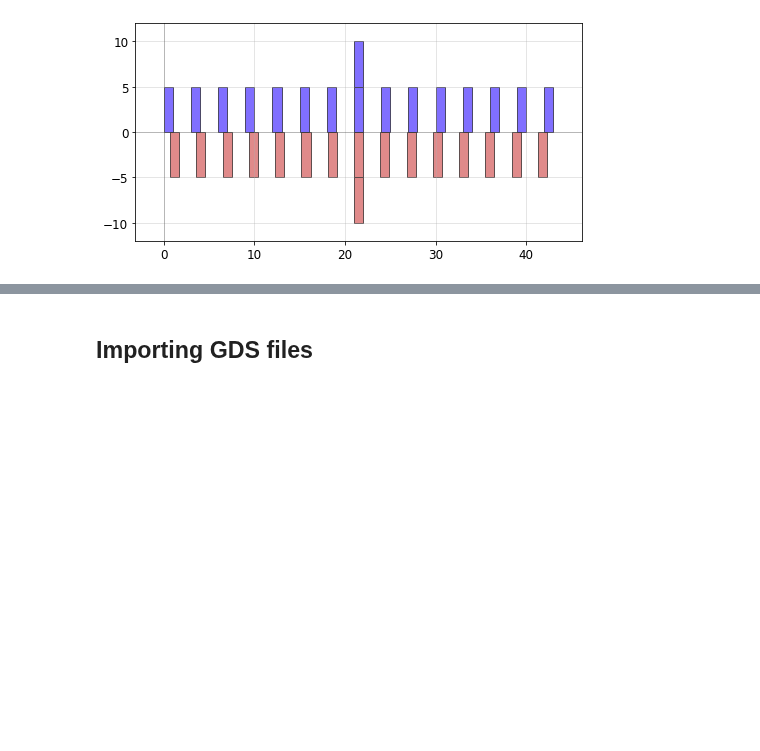
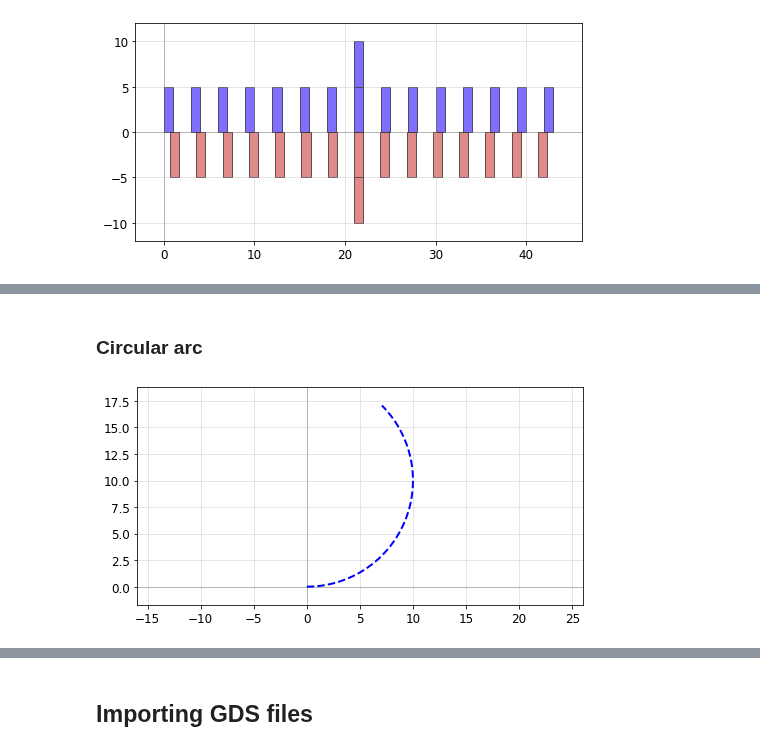
Before and after one commit to amccaugh/phidl, a Jupyter notebook: docs/geometry_reference.ipynb, the cells around one changed output, grey strips where cells are left out. Drawn from its saved outputs; the diff is of its cells as text; code cells hidden in the pictures; blank space fills up the shorter version.

```diff
--- a/docs/geometry_reference.ipynb
+++ b/docs/geometry_reference.ipynb
@@ -663,0 +621,9 @@ qp(D) # quickplot the geometry
+# %% [markdown]
+### Circular arc
+# %%
+import phidl.path as pp
+
+P = pp.arc(radius = 10, angle = 135, num_pts = 720)
+qp(P)
+# %% [output]
+[figure, added]
```
Also changed, not shown: parts of 14 cells of this notebook.
